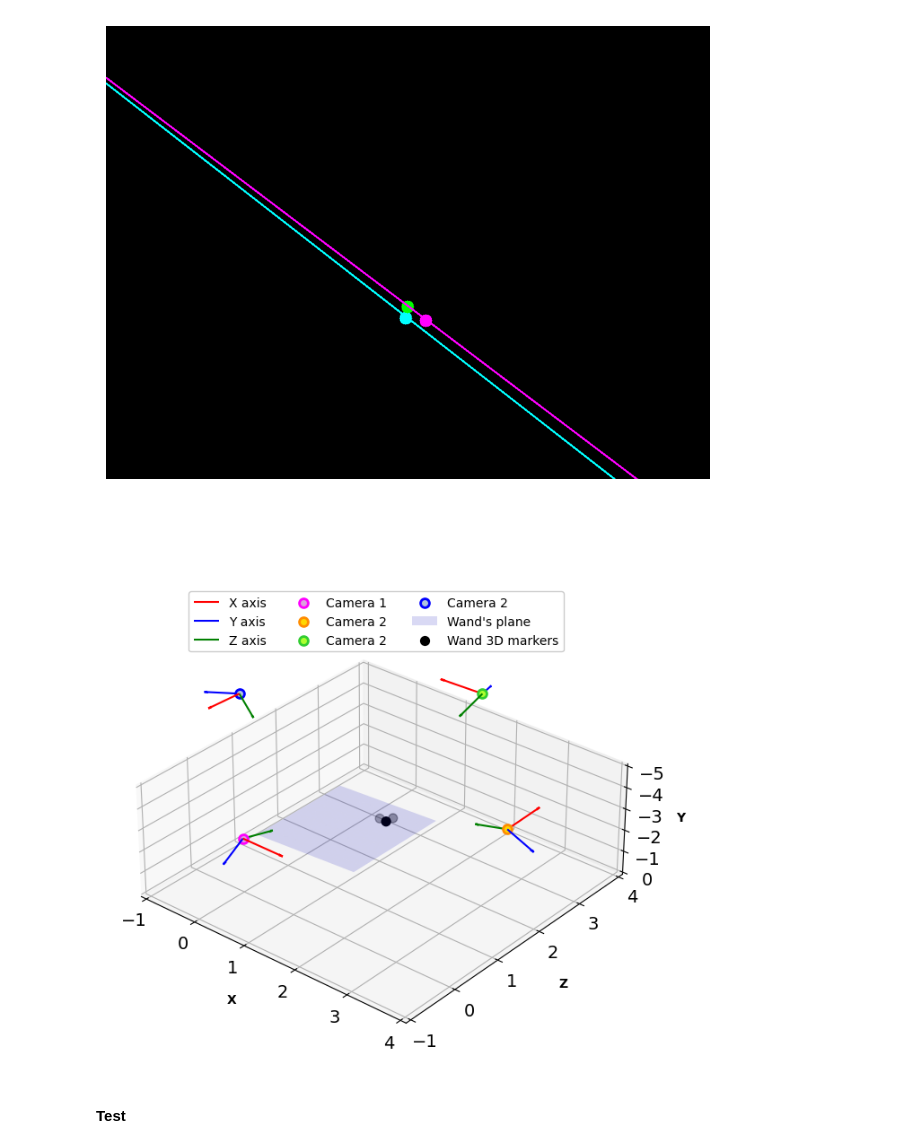
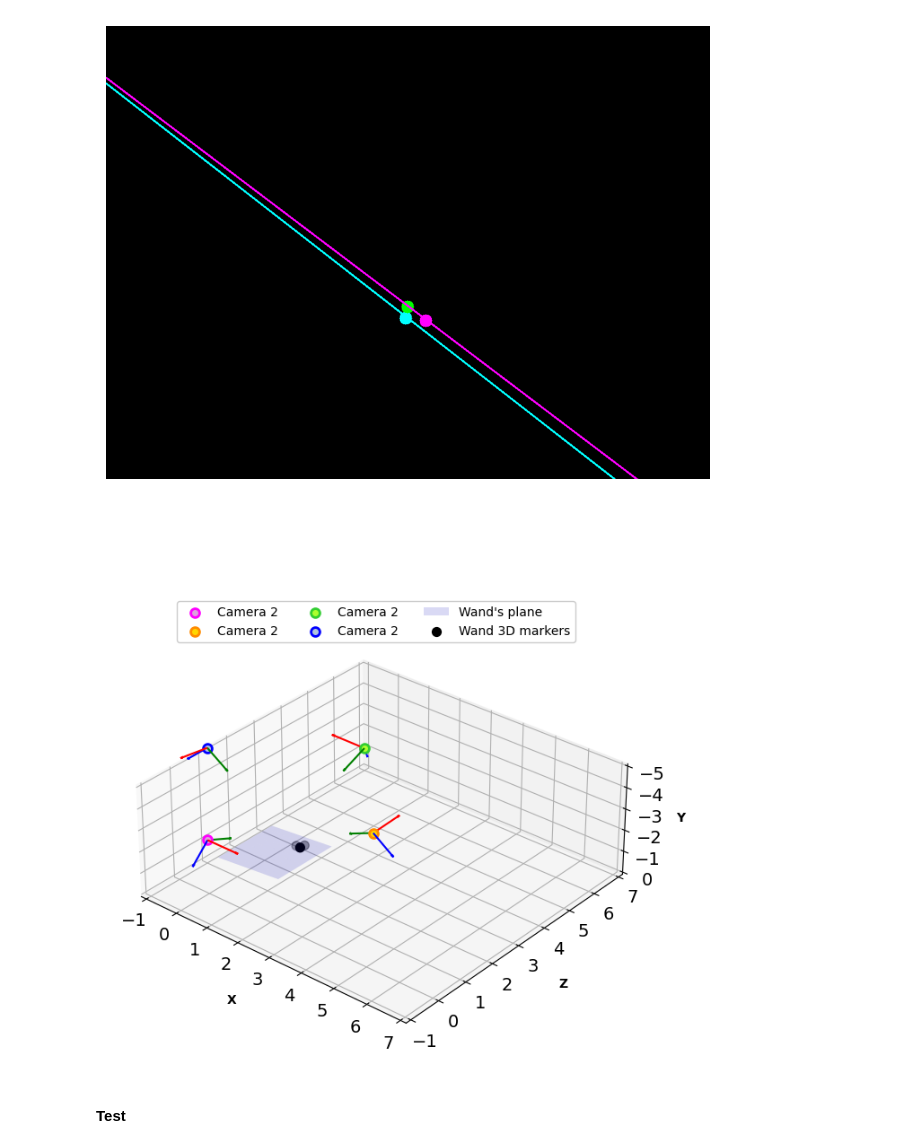
Before and after one commit to debOliveira/MoCapRasp, a Jupyter notebook: central/debugOnline.ipynb, the cells around one changed output. Saved outputs shown, nothing was run; the diff lists cells and outputs as text; code cells hidden in the pictures.

```diff
--- a/central/debugOnline.ipynb
+++ b/central/debugOnline.ipynb
@@ -424,9 +423,23 @@ def reproject(points3d,cameraParams):
     pts2D = newPts[:,0:2,:]/newPts[:,2,:].reshape(-1,1,newPts.shape[-1])
     return np.transpose(pts2D,(0,2,1)).reshape(-1,2)
 
-def reprojectionError(params,nCameras,points_2d,cameraIdx,pointIdx):
+def reprojectionError(params,nCameras,points_2d,cameraIdx,pointIdx,weights):
     cameraParams = params[:nCameras*10].reshape(-1, 10)
     points_3d = params[nCameras*10:].reshape(-1, 3)
     points_proj = reproject(points_3d[pointIdx.astype(int)], cameraParams[cameraIdx.astype(int)])
-    return (points_proj - points_2d).ravel()
+    return np.multiply(weights,points_proj - points_2d).ravel()
+
+def bundle_adjustment_sparsity(nCameras,nPts,camIdx,pointIdx):
+    m = camIdx.size*2
+    n = nCameras*10+nPts*3
+    A = lil_matrix((m, n), dtype=int)
+    i = np.arange(camIdx.size)
+    for s in range(4,10):
+        A[2*i[int(camIdx.size/2):],10+s] = 1
+        A[2*i[int(camIdx.size/2):]+1,10+s] = 1
+    for s in range(3):
+        A[2*i,nCameras*10+pointIdx*3+s] = 1
+        A[2*i+1,nCameras*10+pointIdx*3+s] = 1
+    A[:,0:10] = 0
+    return A
 # %%
@@ -665,63 +664,51 @@ newPlane = np.array([A,B,C])
 points3dNew = points3d*lamb/100
 # configure 3d map
 fig = plt.figure(figsize=(8, 8),dpi=100)
 ax = plt.axes(projection='3d')
-ax.set_xlim(-1, 4)
+ax.set_xlim(-1, 7)
 ax.set_zlim(-5, 0)
-ax.set_ylim(-1, 4)
+ax.set_ylim(-1, 7)
 ax.set_xlabel('X', fontweight='bold',labelpad=15)
 ax.set_ylabel('Z', fontweight='bold',labelpad=15)
 ax.set_zlabel('Y', fontweight='bold',labelpad=5)
 colours = [['fuchsia','plum'],['darkorange','gold'],['limegreen','greenyellow'],['blue','lightsteelblue']]
 # plot first camera
-scale = 0.8
-cam1Pts = np.array([[0,d/b,0],
-                    [scale, 0, 0],
-                    [0, scale, 0],
-                    [0, 0, scale]])
-cam1PtsNew = np.matmul(R_plane,cam1Pts.T).T
-[cam1Root,x,y,z]=cam1PtsNew
-zDisplacement = cam1PtsNew[0,2]
-cam1Root+=[0,0,-zDisplacement]
-x,y,z=x/np.linalg.norm(x)*scale,y/np.linalg.norm(y)*scale,z/np.linalg.norm(z)*scale
-ax.quiver(cam1Root[0],cam1Root[2],cam1Root[1],x[0],x[2],x[1], arrow_length_ratio=0.1, edgecolors="r", label = 'X axis')
-ax.quiver(cam1Root[0],cam1Root[2],cam1Root[1],y[0],y[2],y[1], arrow_length_ratio=0.1, edgecolors="b", label = 'Y axis')
-ax.quiver(cam1Root[0],cam1Root[2],cam1Root[1],z[0],z[2],z[1], arrow_length_ratio=0.1, edgecolors="g", label = 'Z axis')
-ax.scatter(cam1Root[0],cam1Root[2],cam1Root[1], s=50, edgecolor=colours[0][0], facecolor=colours[0][1], linewidth=2, label = 'Camera 1')
+zDisplacement = 0
+P_plane = np.vstack((np.hstack((R_plane,np.array([0,0,0]).reshape(3,-1))),np.hstack((np.zeros((3)),1))))
 # plot further cameras camera
-for j in range(1,nCameras):
-    x,y,z = np.array([scale, 0, 0]), np.array([0, scale, 0]),np.array([0, 0, scale])
-    x,y,z = np.matmul(R_all[j].T, x),np.matmul(R_all[j].T, y),np.matmul(R_all[j].T, z)
-    t_aux = np.copy(t_all[j]).reshape(-1)+[0,d/b,0]
-    cam2Pts = np.array([t_aux.T,x,y,z])
-    cam2PtsNew = np.matmul(R_plane,cam2Pts.T).T
-    [cam2Root,x,y,z]=cam2PtsNew
-    cam2Root+=[0,0,-zDisplacement]
-    x,y,z=x/np.linalg.norm(x)*scale,y/np.linalg.norm(y)*scale,z/np.linalg.norm(z)*scale
-    ax.quiver(cam2Root[0],cam2Root[2],cam2Root[1],x[0],x[2],x[1], arrow_length_ratio=0.1, edgecolors="r")
-    ax.quiver(cam2Root[0],cam2Root[2],cam2Root[1],y[0],y[2],y[1], arrow_length_ratio=0.1, edgecolors="b")
-    ax.quiver(cam2Root[0],cam2Root[2],cam2Root[1],z[0],z[2],z[1], arrow_length_ratio=0.1, edgecolors="g")
-    ax.scatter(cam2Root[0],cam2Root[2],cam2Root[1], s=50, edgecolor=colours[j][0], facecolor=colours[j][1], linewidth=2,  label = 'Camera 2')
+for j in range(nCameras):
+    o = np.matmul(projMat[j],[[0.],[0],[0.],[1]]).ravel()
+    o+= [0,+d/b,0,0]
+    o = np.matmul(P_plane,o).ravel()
+    if not j: zDisplacement = o[2]
+    o+= [0,0,-zDisplacement,0]
+    x,y,z= np.array([1, 0, 0, 0]), np.array([0, 1, 0, 0]),np.array([0, 0, 1, 0])
+    x,y,z = np.matmul(projMat[j],x),np.matmul(projMat[j],y),np.matmul(projMat[j],z)
+    x,y,z = np.matmul(P_plane,x),np.matmul(P_plane,y),np.matmul(P_plane,z)
+    ax.quiver(o[0],o[2],o[1],x[0],x[2],x[1], arrow_length_ratio=0.1, edgecolors="r")
+    ax.quiver(o[0],o[2],o[1],y[0],y[2],y[1], arrow_length_ratio=0.1, edgecolors="b")
+    ax.quiver(o[0],o[2],o[1],z[0],z[2],z[1], arrow_length_ratio=0.1, edgecolors="g")
+    ax.scatter(o[0],o[2],o[1], s=50, edgecolor=colours[j][0], facecolor=colours[j][1], linewidth=2,  label = 'Camera 2')
 
 # new plane
 x,z = np.linspace(-1,1,30),np.linspace(3,5,10)
 X,Z = np.meshgrid(x,z)
 Y=(-newPlane[0]*X -newPlane[2]*Z)/newPlane[1]
 surf = ax.plot_surface(X,Z-zDisplacement,Y,color='b',alpha=.15,label="Wand's plane")
 surf._facecolors2d = surf._facecolor3d
 surf._edgecolors2d = surf._edgecolor3d
 points3dNew = np.matmul(R_plane,points3dNew.T+np.array([[0],[d/b],[0]])).T
 ax.scatter(points3dNew[:, 0], points3dNew[:, 2]-zDisplacement, points3dNew[:, 1], color='black',s = 50,label='Wand 3D markers')
 # axis setup
 ax.view_init(elev=30, azim=-50)
 plt.legend(ncol=3,loc ='center',edgecolor='silver', bbox_to_anchor=(0.5, 0.8))
 plt.gca().invert_zaxis()
 ax.get_proj = lambda: np.dot(Axes3D.get_proj(ax), np.diag([1., 1., .5, 1.]))
 #plt.savefig('withRot_2.png', bbox_inches='tight')
 plt.draw()
 plt.show()
 # %% [output]
-[figure, old version]
+[figure, new version]
 # %% [markdown]
 #### Test
 # %%
```
Also changed, not shown: parts of 5 cells of this notebook.
